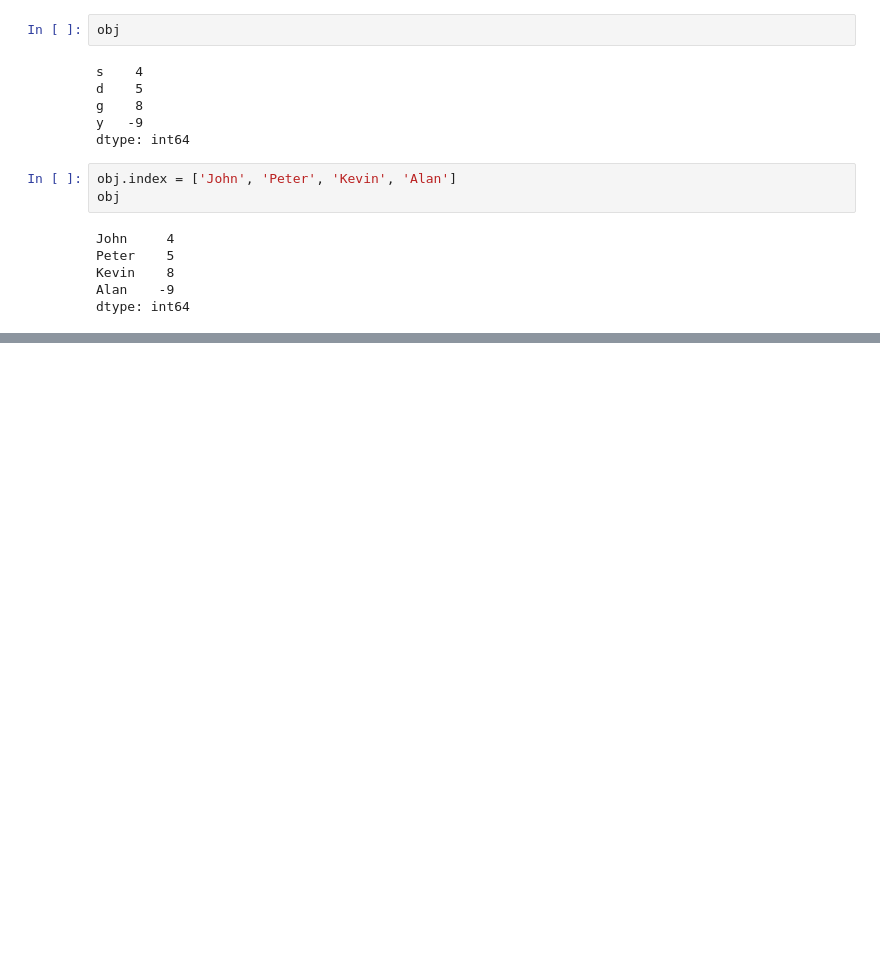
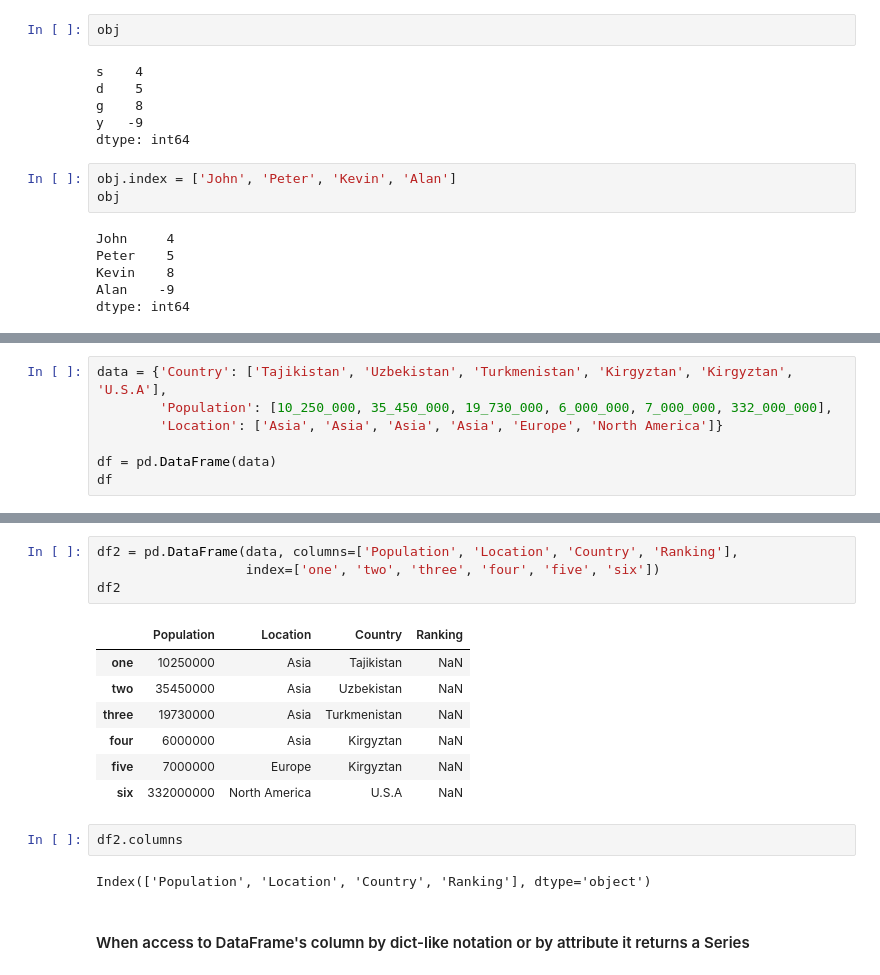
Before and after one commit to ahrorhaidarov/Data-Analysis, a Jupyter notebook: pandas/pandas.ipynb, the cells around one changed output, grey strips where cells are left out. Cells and saved outputs as stored; diff of their text form; blank space fills up the shorter version.

```diff
--- a/pandas/pandas.ipynb
+++ b/pandas/pandas.ipynb
@@ -217,0 +223,7 @@ dtype: int64
+# %%
+data = {'Country': ['Tajikistan', 'Uzbekistan', 'Turkmenistan', 'Kirgyztan', 'Kirgyztan', 'U.S.A'],
+        'Population': [10_250_000, 35_450_000, 19_730_000, 6_000_000, 7_000_000, 332_000_000],
+        'Location': ['Asia', 'Asia', 'Asia', 'Asia', 'Europe', 'North America']}
+
+df = pd.DataFrame(data)
+df
@@ -217,0 +259,18 @@ dtype: int64
+# %%
+df2 = pd.DataFrame(data, columns=['Population', 'Location', 'Country', 'Ranking'],
+                   index=['one', 'two', 'three', 'four', 'five', 'six'])
+df2
+# %% [output]
+|  | Population | Location | Country | Ranking |
+| one | 10250000 | Asia | Tajikistan | NaN |
+| two | 35450000 | Asia | Uzbekistan | NaN |
+| three | 19730000 | Asia | Turkmenistan | NaN |
+| four | 6000000 | Asia | Kirgyztan | NaN |
+| five | 7000000 | Europe | Kirgyztan | NaN |
+| six | 332000000 | North America | U.S.A | NaN |
+# %%
+df2.columns
+# %% [output]
+Index(['Population', 'Location', 'Country', 'Ranking'], dtype='object')
+# %% [markdown]
+#### When access to DataFrame's column by dict-like notation or by attribute it returns a Series
```
Also changed, not shown: parts of 24 cells of this notebook.
